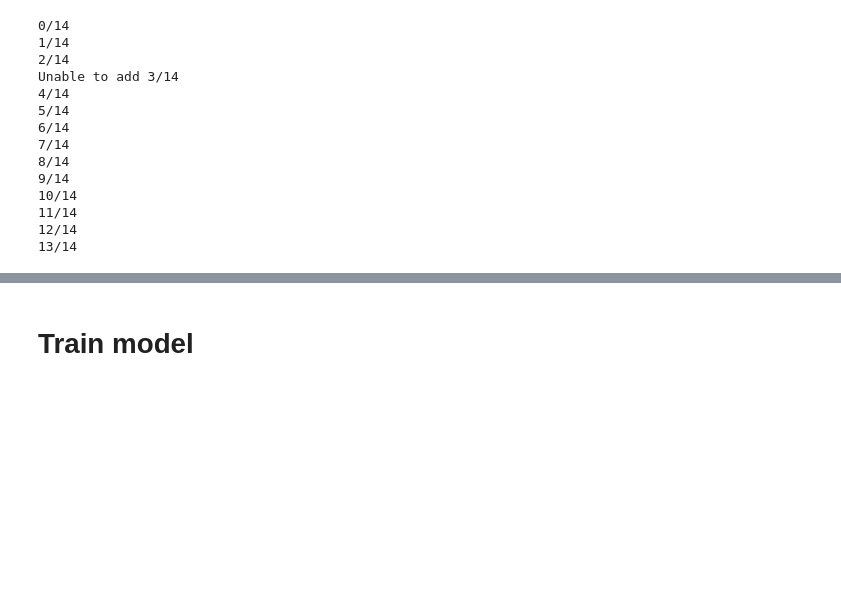
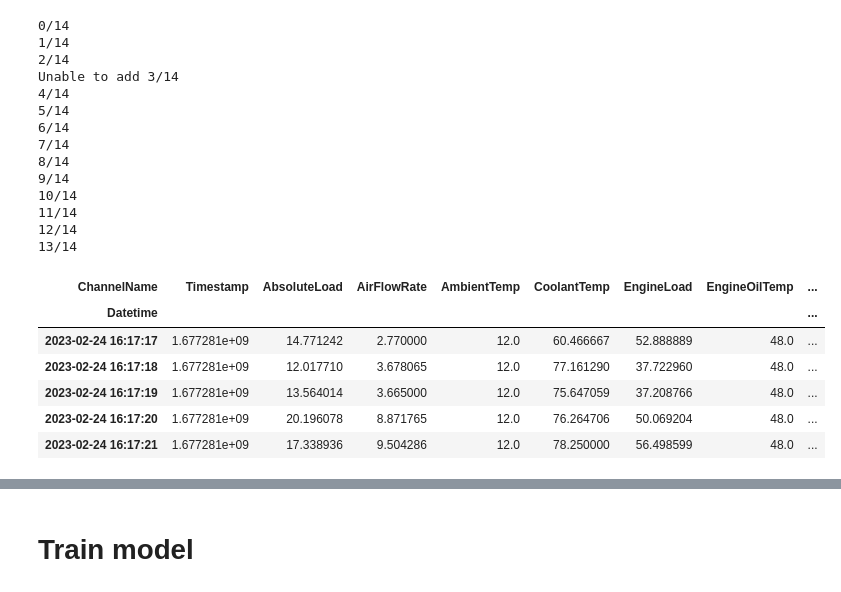
Before and after one commit to ortunoa/DigitalTwinOBDII, a Jupyter notebook: create model.ipynb, the cells around one changed output, grey strips where cells are left out. Cells and saved outputs as stored; diff of their text form; code cells hidden in the pictures; blank space fills up the shorter version.

```diff
--- a/create model.ipynb
+++ b/create model.ipynb
@@ -66,6 +63,16 @@ Unable to add 3/14
 13/14
 # %%
 dfo = df.copy()
+# %%
+dfo.head()
+# %% [output]
+| ChannelName | Timestamp | AbsoluteLoad | AirFlowRate | AmbientTemp | CoolantTemp | EngineLoad | EngineOilTemp | ... |
+| Datetime |  |  |  |  |  |  |  | ... |
+| 2023-02-24 16:17:17 | 1.677281e+09 | 14.771242 | 2.770000 | 12.0 | 60.466667 | 52.888889 | 48.0 | ... |
+| 2023-02-24 16:17:18 | 1.677281e+09 | 12.017710 | 3.678065 | 12.0 | 77.161290 | 37.722960 | 48.0 | ... |
+| 2023-02-24 16:17:19 | 1.677281e+09 | 13.564014 | 3.665000 | 12.0 | 75.647059 | 37.208766 | 48.0 | ... |
+| 2023-02-24 16:17:20 | 1.677281e+09 | 20.196078 | 8.871765 | 12.0 | 76.264706 | 50.069204 | 48.0 | ... |
+| 2023-02-24 16:17:21 | 1.677281e+09 | 17.338936 | 9.504286 | 12.0 | 78.250000 | 56.498599 | 48.0 | ... |
 # %%
 correlation_matrix = df.corr()
 # %%
```
Also changed, not shown: parts of 6 cells of this notebook, 29 other files.
